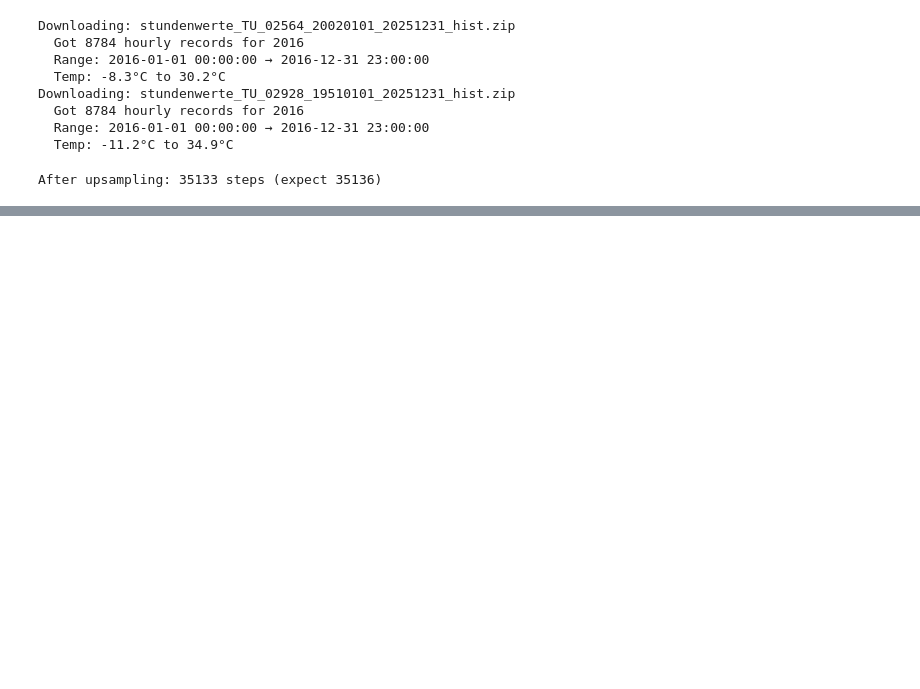
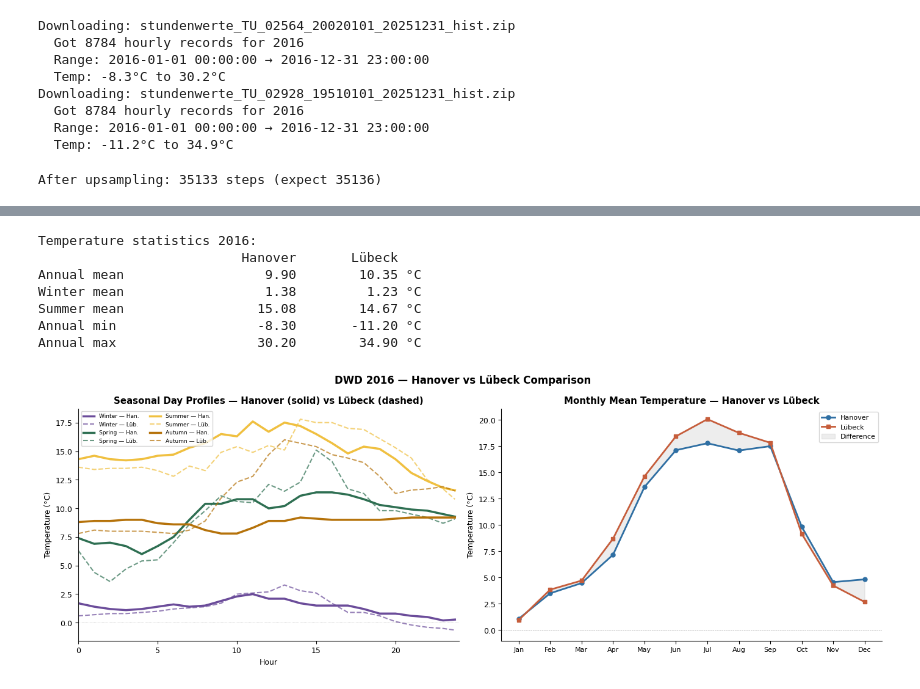
Before and after one commit to CatharinaHente/p2p-energy-trading-illustrative, a Jupyter notebook: seasonal_integration.ipynb, the cells around one changed output, grey strips where cells are left out. Drawn from its saved outputs; the diff is of its cells as text; code cells hidden in the pictures; blank space fills up the shorter version.

```diff
--- a/seasonal_integration.ipynb
+++ b/seasonal_integration.ipynb
@@ -112,0 +416,59 @@ After upsampling: 35133 steps (expect 35136)
+# %%
+fig, axes = plt.subplots(1, 2, figsize=(14, 5))
+
+# Seasonal day overlay
+ax = axes[0]
+for name, slc in seasons.items():
+    ax.plot(t_day, han[slc], color=SEASON_COLORS[name], lw=2.5,
+            ls='-',  label=f'{name} — Han.')
+    ax.plot(t_day, lub[slc], color=SEASON_COLORS[name], lw=1.5,
+            ls='--', alpha=0.7, label=f'{name} — Lüb.')
+ax.axhline(0, color='k', lw=0.5, ls=':', alpha=0.4)
+ax.set_title('Seasonal Day Profiles — Hanover (solid) vs Lübeck (dashed)',
+             fontweight='bold')
+ax.set_xlabel('Hour'); ax.set_ylabel('Temperature (°C)')
+ax.legend(fontsize=6.5, ncol=2); ax.set_xlim(0,24)
+
+# Monthly mean comparison
+ax = axes[1]
+han_means, lub_means = [], []
+idx = 0
+for d in days_in:
+    han_means.append(np.mean(han[idx:idx+d*96]))
+    lub_means.append(np.mean(lub[idx:idx+d*96]))
+    idx += d*96
+ax.plot(x, han_means, color='#2F6FA3', lw=2.0, marker='o',
+        markersize=5, label='Hanover')
+ax.plot(x, lub_means, color='#C65D3B', lw=2.0, marker='s',
+        markersize=5, label='Lübeck')
+ax.fill_between(x, han_means, lub_means, alpha=0.15, color='#888888',
+                label='Difference')
+ax.axhline(0, color='k', lw=0.5, ls='--', alpha=0.4)
+ax.set_xticks(x, months, fontsize=8)
+ax.set_title('Monthly Mean Temperature — Hanover vs Lübeck',
+             fontweight='bold')
+ax.set_ylabel('Temperature (°C)'); ax.legend(fontsize=8)
+
+# Print stats
+print("Temperature statistics 2016:")
+print(f"{'':20s} {'Hanover':>12s} {'Lübeck':>12s}")
+print(f"{'Annual mean':20s} {np.mean(han):>12.2f} {np.mean(lub):>12.2f} °C")
+print(f"{'Winter mean':20s} {np.mean(han[seasons['Winter']]):>12.2f} "
+      f"{np.mean(lub[seasons['Winter']]):>12.2f} °C")
+print(f"{'Summer mean':20s} {np.mean(han[seasons['Summer']]):>12.2f} "
+      f"{np.mean(lub[seasons['Summer']]):>12.2f} °C")
+print(f"{'Annual min':20s} {np.min(han):>12.2f} {np.min(lub):>12.2f} °C")
+print(f"{'Annual max':20s} {np.max(han):>12.2f} {np.max(lub):>12.2f} °C")
+
+fig.suptitle('DWD 2016 — Hanover vs Lübeck Comparison',
+             fontweight='bold', fontsize=12)
+plt.tight_layout(); plt.show()
+# %% [output]
+Temperature statistics 2016:
+                          Hanover       Lübeck
+Annual mean                  9.90        10.35 °C
+Winter mean                  1.38         1.23 °C
+Summer mean                 15.08        14.67 °C
+Annual min                  -8.30       -11.20 °C
+Annual max                  30.20        34.90 °C
+[figure, added]
```
Also changed, not shown: parts of 8 cells of this notebook, 5 other files.
